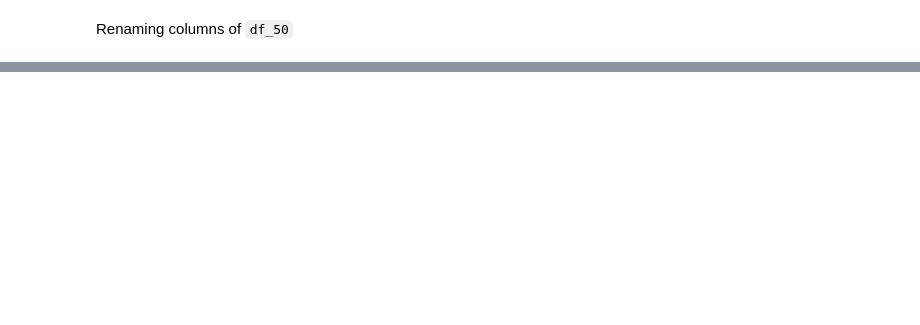
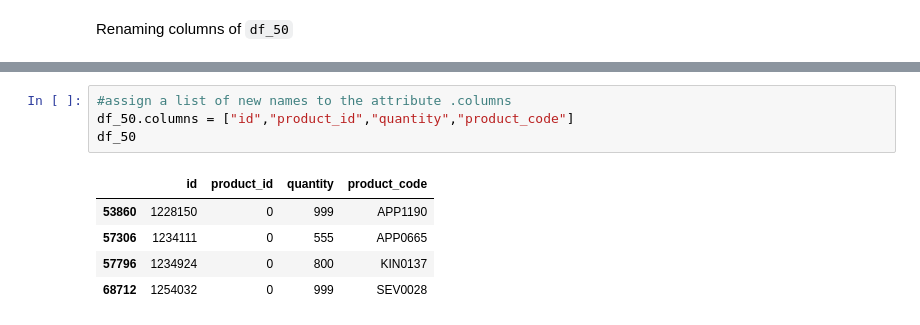
Before and after one commit to PhoenixCC0722/JoinTheGame_Magist, a Jupyter notebook: 3_1_1_data_exploration_challenges.ipynb, the cells around one changed output, grey strips where cells are left out. Saved outputs shown, nothing was run; the diff lists cells and outputs as text; blank space fills up the shorter version.

```diff
--- a/3_1_1_data_exploration_challenges.ipynb
+++ b/3_1_1_data_exploration_challenges.ipynb
@@ -702,0 +740,10 @@ Renaming columns of `df_50`
+# %%
+#assign a list of new names to the attribute .columns
+df_50.columns = ["id","product_id","quantity","product_code"]
+df_50
+# %% [output]
+|  | id | product_id | quantity | product_code |
+| 53860 | 1228150 | 0 | 999 | APP1190 |
+| 57306 | 1234111 | 0 | 555 | APP0665 |
+| 57796 | 1234924 | 0 | 800 | KIN0137 |
+| 68712 | 1254032 | 0 | 999 | SEV0028 |
```
Also changed, not shown: parts of 5 cells of this notebook.
